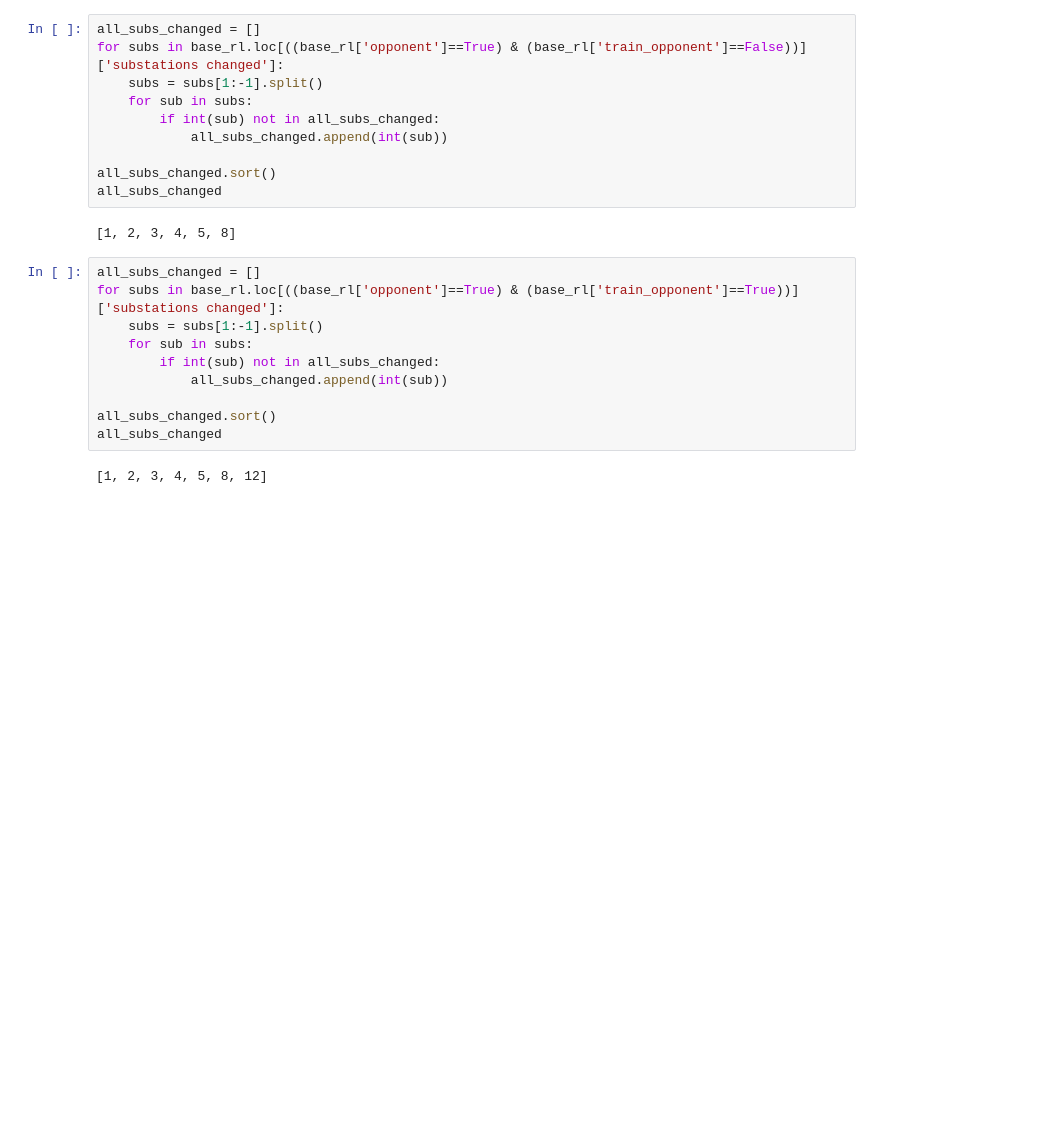
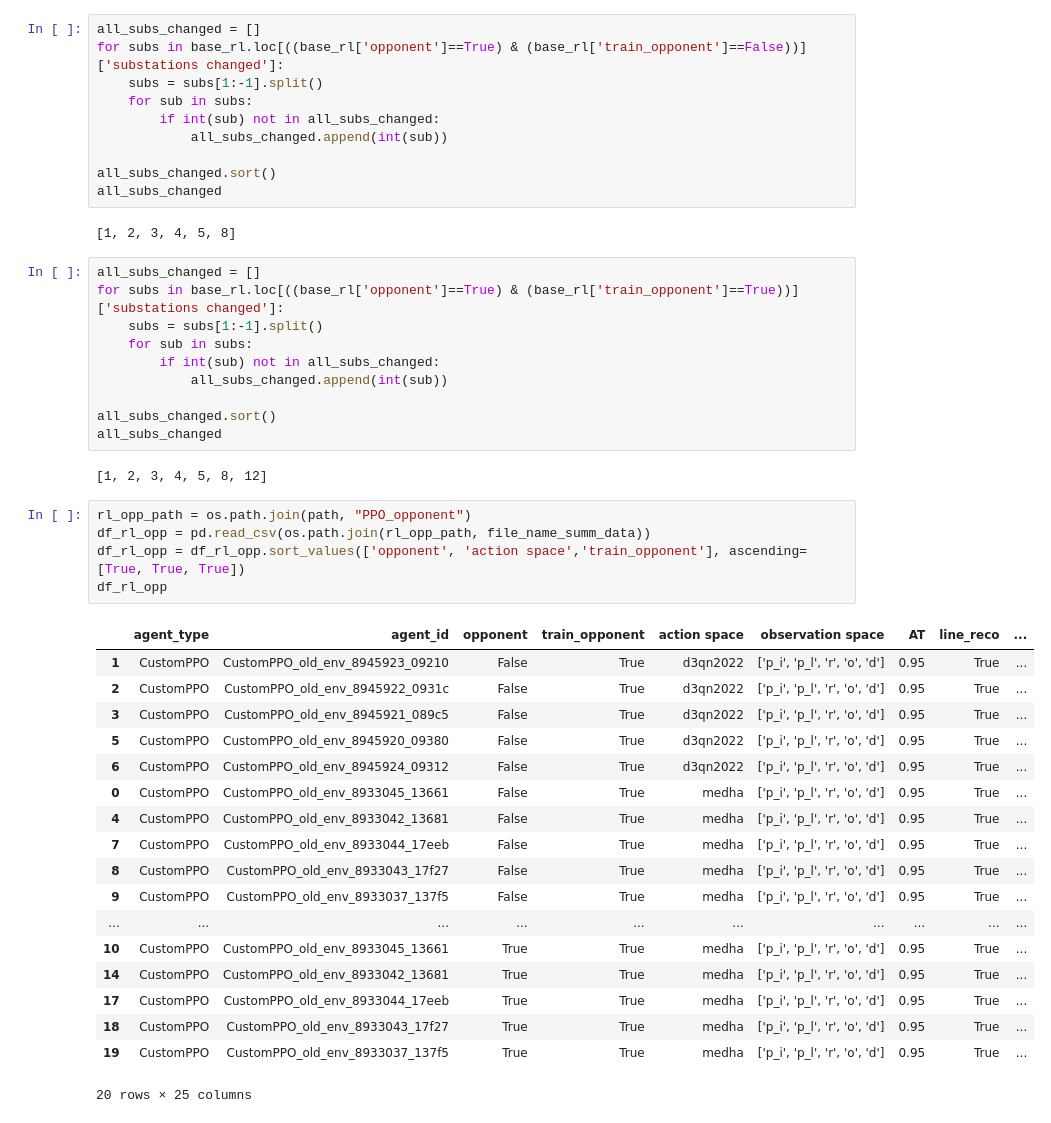
Before and after one commit to EricavanderSar/rl4pnc-survey, a Jupyter notebook: notebooks/SurveyPaper_OverviewTables.ipynb, the cells around one changed output. Drawn from its saved outputs; the diff is of its cells as text; blank space fills up the shorter version.

Commit message:
Run agent analysis for trained agent action space d3qn2022 with opponent

```diff
--- a/notebooks/SurveyPaper_OverviewTables.ipynb
+++ b/notebooks/SurveyPaper_OverviewTables.ipynb
@@ -187,3 +191,27 @@ all_subs_changed.sort()
 all_subs_changed
 # %% [output]
 [1, 2, 3, 4, 5, 8, 12]
+# %%
+rl_opp_path = os.path.join(path, "PPO_opponent")
+df_rl_opp = pd.read_csv(os.path.join(rl_opp_path, file_name_summ_data))
+df_rl_opp = df_rl_opp.sort_values(['opponent', 'action space','train_opponent'], ascending=[True, True, True])
+df_rl_opp
+# %% [output]
+|  | agent_type | agent_id | opponent | train_opponent | action space | observation space | AT | line_reco | ... |
+| 1 | CustomPPO | CustomPPO_old_env_8945923_09210 | False | True | d3qn2022 | ['p_i', 'p_l', 'r', 'o', 'd'] | 0.95 | True | ... |
+| 2 | CustomPPO | CustomPPO_old_env_8945922_0931c | False | True | d3qn2022 | ['p_i', 'p_l', 'r', 'o', 'd'] | 0.95 | True | ... |
+| 3 | CustomPPO | CustomPPO_old_env_8945921_089c5 | False | True | d3qn2022 | ['p_i', 'p_l', 'r', 'o', 'd'] | 0.95 | True | ... |
+| 5 | CustomPPO | CustomPPO_old_env_8945920_09380 | False | True | d3qn2022 | ['p_i', 'p_l', 'r', 'o', 'd'] | 0.95 | True | ... |
+| 6 | CustomPPO | CustomPPO_old_env_8945924_09312 | False | True | d3qn2022 | ['p_i', 'p_l', 'r', 'o', 'd'] | 0.95 | True | ... |
+| 0 | CustomPPO | CustomPPO_old_env_8933045_13661 | False | True | medha | ['p_i', 'p_l', 'r', 'o', 'd'] | 0.95 | True | ... |
+| 4 | CustomPPO | CustomPPO_old_env_8933042_13681 | False | True | medha | ['p_i', 'p_l', 'r', 'o', 'd'] | 0.95 | True | ... |
+| 7 | CustomPPO | CustomPPO_old_env_8933044_17eeb | False | True | medha | ['p_i', 'p_l', 'r', 'o', 'd'] | 0.95 | True | ... |
+| 8 | CustomPPO | CustomPPO_old_env_8933043_17f27 | False | True | medha | ['p_i', 'p_l', 'r', 'o', 'd'] | 0.95 | True | ... |
+| 9 | CustomPPO | CustomPPO_old_env_8933037_137f5 | False | True | medha | ['p_i', 'p_l', 'r', 'o', 'd'] | 0.95 | True | ... |
+| ... | ... | ... | ... | ... | ... | ... | ... | ... | ... |
+| 10 | CustomPPO | CustomPPO_old_env_8933045_13661 | True | True | medha | ['p_i', 'p_l', 'r', 'o', 'd'] | 0.95 | True | ... |
+| 14 | CustomPPO | CustomPPO_old_env_8933042_13681 | True | True | medha | ['p_i', 'p_l', 'r', 'o', 'd'] | 0.95 | True | ... |
+| 17 | CustomPPO | CustomPPO_old_env_8933044_17eeb | True | True | medha | ['p_i', 'p_l', 'r', 'o', 'd'] | 0.95 | True | ... |
+| 18 | CustomPPO | CustomPPO_old_env_8933043_17f27 | True | True | medha | ['p_i', 'p_l', 'r', 'o', 'd'] | 0.95 | True | ... |
+| 19 | CustomPPO | CustomPPO_old_env_8933037_137f5 | True | True | medha | ['p_i', 'p_l', 'r', 'o', 'd'] | 0.95 | True | ... |
+20 rows × 25 columns
```
Also changed, not shown: parts of 7 cells of this notebook, 3 other files.
